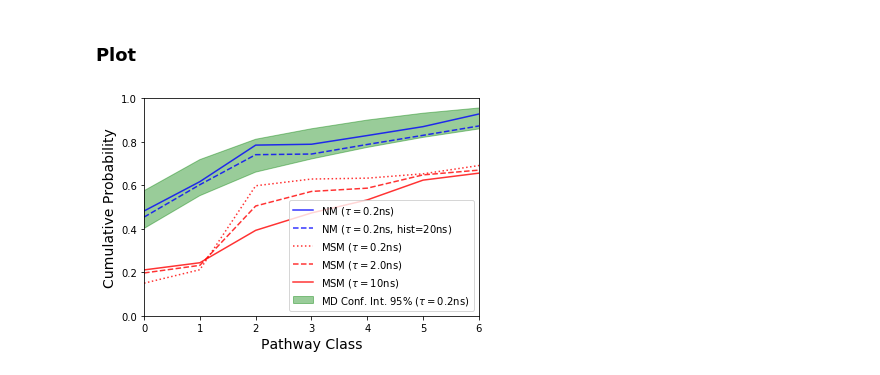
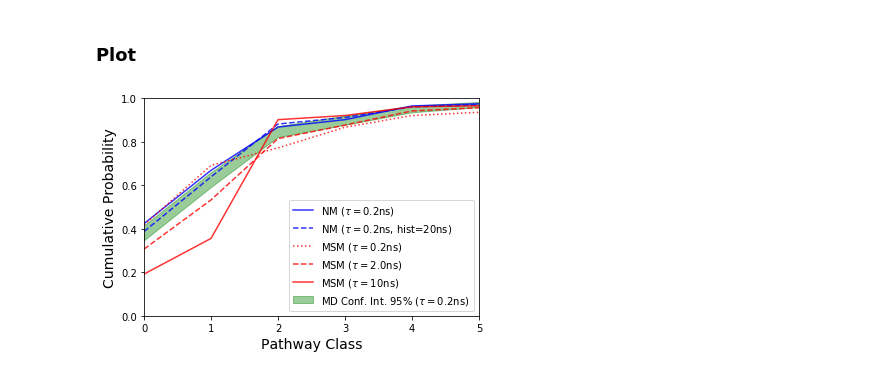
Before and after one commit to choderalab/msm-mfpt, a Jupyter notebook: models/Trp_FS_after_clustering.ipynb, the cells around one changed output. Saved outputs shown, nothing was run; the diff lists cells and outputs as text; code cells hidden in the pictures.

```diff
--- a/models/Trp_FS_after_clustering.ipynb
+++ b/models/Trp_FS_after_clustering.ipynb
@@ -170,7 +170,7 @@ lag_index = [ get_lagtime_from_array(lags, element*0.2)[0] for element in lag_to
 
 # This are the t_cut intervals to explore (in lag-time units) with the lag times in "lag_to_use"
 #range_per_lag = [[200,600], [200,350], [100,250], [30,200]]
-range_per_lag = [[200,800]]
+range_per_lag = [[200,1000]]
 # %% [markdown]
 ### Clustering
 # %%
@@ -201,7 +201,6 @@ for k, index in enumerate(lag_index):
 
     printmd("#### t_values:")
 
-    ini_clusters=None
     for ii, t_cut in enumerate(t_cut_values):
 
         big_clusters=[]
@@ -209,7 +208,7 @@ for k, index in enumerate(lag_index):
 
         # clustering
         #clusters, t_min, t_max, clustered_tmatrix = kinetic_clustering_from_tmatrix(K, t_cut=t_cut, verbose=False)
-        clusters, t_min, t_max = kinetic_clustering2_from_tmatrix(K, t_cut=t_cut, verbose=False, ini_clusters=ini_clusters)
+        clusters, t_min, t_max = kinetic_clustering2_from_tmatrix(K, t_cut=t_cut, verbose=False)
 
 
         t_min_list.append(t_min)
@@ -253,8 +252,6 @@ for k, index in enumerate(lag_index):
         plt.xlabel('TIC 1 / a.u.')
         plt.ylabel('TIC 2 / a.u.')
 
-        ini_clusters = clusters
-
     printmd("#### Observed clusters vs t_cut")
     plt.show()
 
@@ -290,12 +287,12 @@ t_cut: 152.00ns, t_min: 162.66ns, t_max: 7.34e+02ns, tAB: 584.97ns
 # %%
 dt = 0.0002 # in micro-sec
 
-if 0 in big_clusters_list[5][1]:
-    stateA = big_clusters_list[5][0]  #Unfolded
-    stateB = big_clusters_list[5][1]  #Folded
+if 0 in big_clusters_list[8][1]:
+    stateA = big_clusters_list[8][0]  #Unfolded
+    stateB = big_clusters_list[8][1]  #Folded
 else:
-    stateA = big_clusters_list[5][1]  #Unfolded
-    stateB = big_clusters_list[5][0]  #Folded
+    stateA = big_clusters_list[8][1]  #Unfolded
+    stateB = big_clusters_list[8][0]  #Folded
 
 lag_to_use = lags[0:16:2]
 
@@ -385,23 +382,23 @@ mdmin, mdmax = confindence_interval_cdf(mdFSweights, tot_count_md)
 # %%
 alpha=0.8
 x = list( range(len(mdFS))  )
 
 plt.fill_between(x, mdmin, mdmax, color='green', alpha=0.4, label=r'MD Conf. Int. 95% ($\tau=0.2$ns)')
 plt.plot(x, cdf(nmFSweights_temp), label = r'NM ($\tau=0.2$ns)', color='blue', alpha=alpha)
 plt.plot(x, cdf(mcFSweights_temp), '--',label = r'NM ($\tau=0.2$ns, hist=20ns)', color='blue', alpha=alpha)
 
 plt.plot(x, cdf(msmFSweights_temp),':', label = r'MSM ($\tau=0.2$ns)', color='red', alpha=alpha)
 plt.plot(x, cdf(msmFSweights_temp_10),'--', label = r'MSM ($\tau=2.0$ns)', color='red', alpha=alpha)
 plt.plot(x, cdf(msmFSweights_temp_50),'-', label = r'MSM ($\tau=10$ns)', color='red', alpha=alpha)
 
 
 plt.xticks([i for i in range(0,2*len(mdFS),1)])
-plt.xlim([0,6])
+plt.xlim([0,5])
 plt.ylim([0,1])
 plt.xlabel('Pathway Class', fontsize=14)
 plt.ylabel('Cumulative Probability', fontsize=14)
 
 plt.legend(loc='lower right')
 plt.show()
 # %% [output]
-[figure, old version]
+[figure, new version]
```
Also changed, not shown: parts of 4 cells of this notebook, 5 other files.
